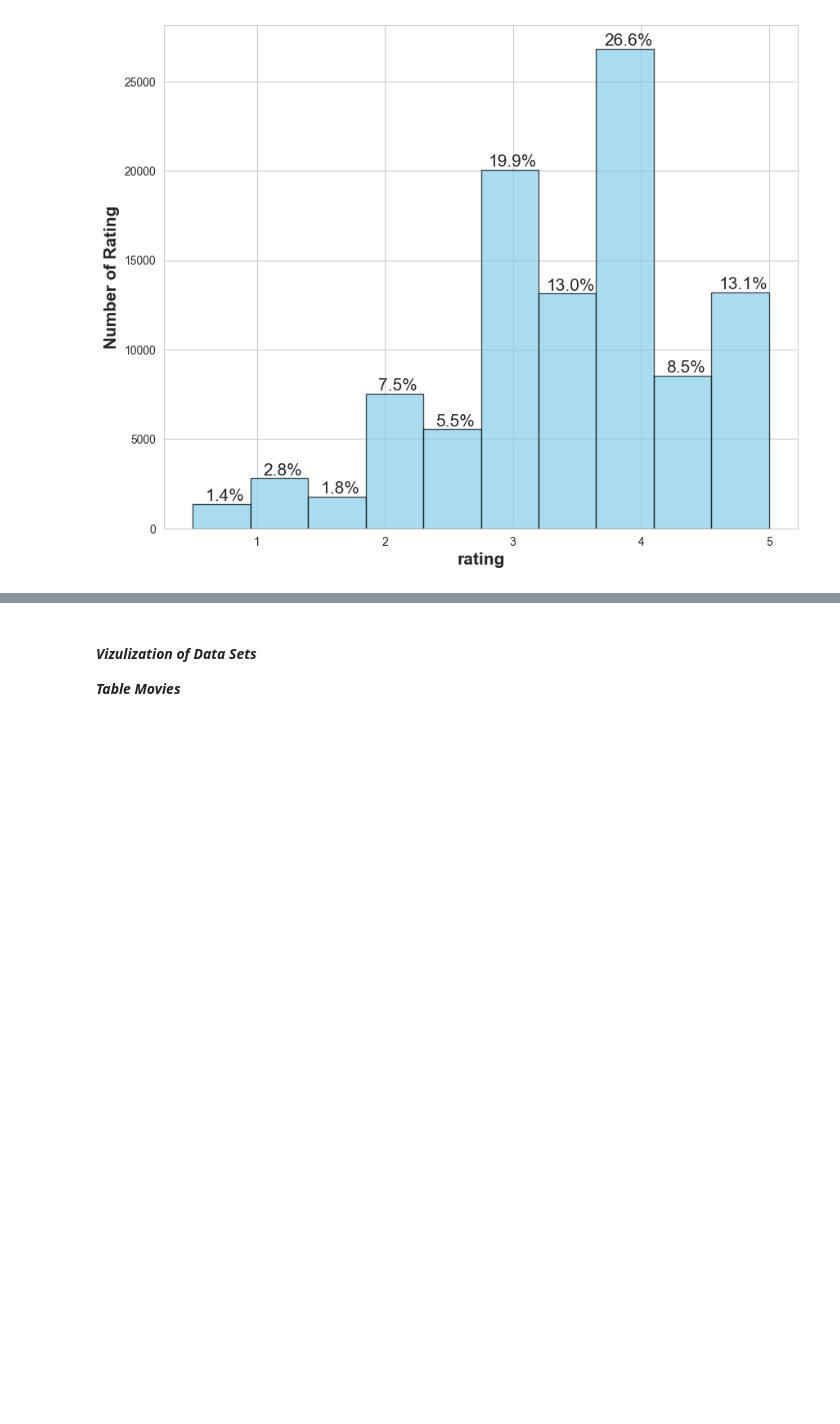
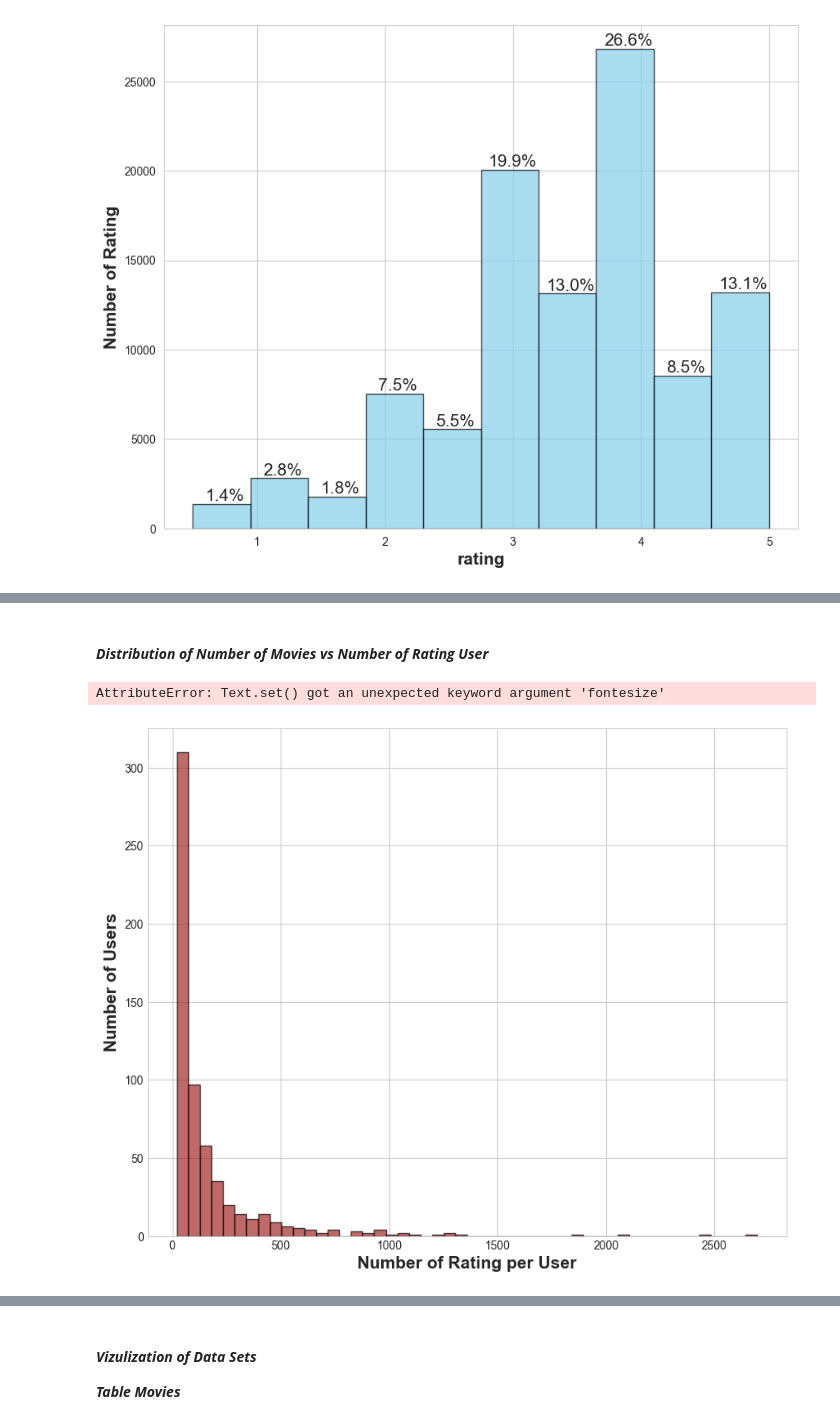
Before and after one commit to Shabnamdost/ds-capstone-recommendation, a Jupyter notebook: eda_hamid.ipynb, the cells around one changed output, grey strips where cells are left out. Cells and saved outputs as stored; diff of their text form; code cells hidden in the pictures; blank space fills up the shorter version.

```diff
--- a/eda_hamid.ipynb
+++ b/eda_hamid.ipynb
@@ -384,0 +418,31 @@ plt.show()
+# %% [markdown]
+#### ***Distribution of Number of Movies vs Number of Rating User***
+# %%
+# hist plot of number of rates per movies
+
+df_ml_32m_rating_gb_user = df_ml_32m_rating.groupby('userId')['rating'].count() #.clip(upper=100)
+df_ml_32m_rating_gb
+
+from datetime import datetime
+
+sns.set_style("whitegrid")
+
+fig, ax0 = plt.subplots(1,1, figsize = (10,8))
+
+df_ml_32m_rating_gb_user.hist(bins=50, color='brown', edgecolor='black', alpha=0.7)
+
+ax0.set_xlabel('Number of Rating per User',  fontsize = 15.0, fontweight = 'bold')
+ax0.set_ylabel('Number of Users',  fontsize = 15.0, fontweight = 'bold')
+
+ax0.tick_params(axis='both', which = 'both', direction = 'in', width = 3, length = 6)
+
+# plt.xticks(rotation='vertical', fontesize = 15)
+
+ax0.spines['top'].set_linewidth(2)
+ax0.spines['right'].set_linewidth(2)
+ax0.spines['bottom'].set_linewidth(2)
+ax0.spines['left'].set_linewidth(2)
+plt.show()
+# %% [output]
+AttributeError: Text.set() got an unexpected keyword argument 'fontesize'
+[figure, added]
```
Also changed, not shown: parts of 81 cells of this notebook, 1 other file.
